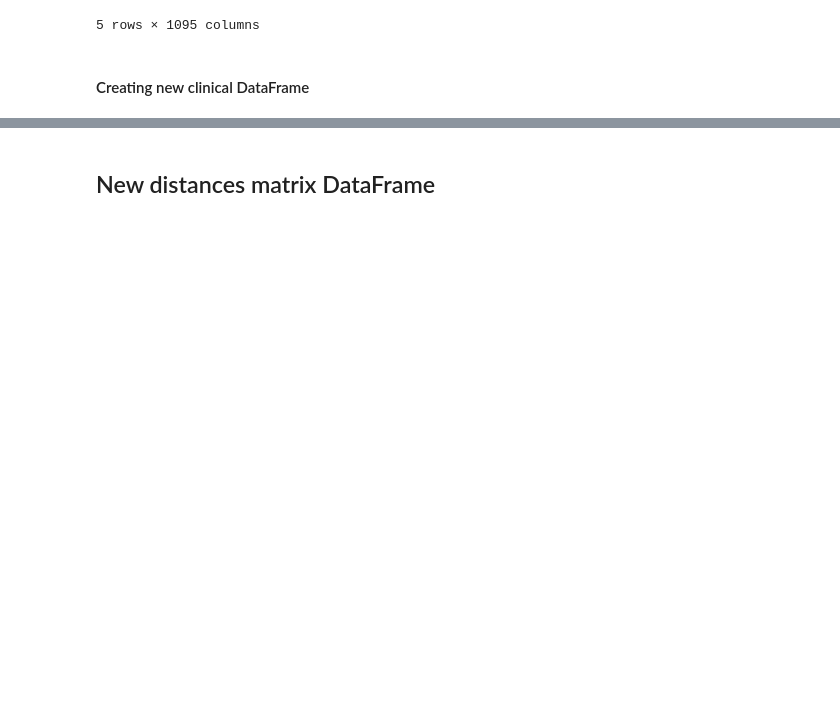
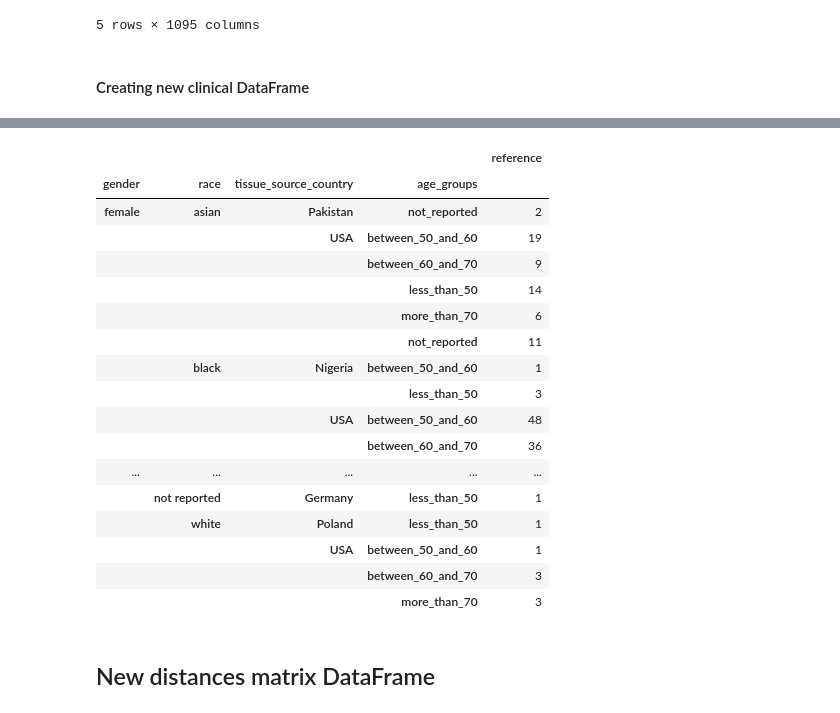
Before and after one commit to sharbatc/cancer_dataviz, a Jupyter notebook: data_exploration.ipynb, the cells around one changed output, grey strips where cells are left out. Drawn from its saved outputs; the diff is of its cells as text; code cells hidden in the pictures; blank space fills up the shorter version.

Commit message:
final dataframe

```diff
--- a/data_exploration.ipynb
+++ b/data_exploration.ipynb
@@ -177,7 +177,7 @@ df_clin_new["age_at_diagnosis"]=[str(int(x)) if not math.isnan(x) else x for x i
 # %%
 #Fixing days_to_death
 df_clin_new["days_to_death"]=df_clin_new.days_to_death.apply(lambda x: round(x/365,0) if not math.isnan(x) else None)
-df_clin_new["days_to_death"]=[str(int(x)) if not math.isnan(x) else x for x in df_clin_new.days_to_death.tolist()]
+df_clin_new["days_to_death"]=[int(x) if not math.isnan(x) else x for x in df_clin_new.days_to_death.tolist()]
 df_clin_new.rename(columns={"days_to_death":"years_to_death"},inplace=True)
 # %%
 #Mapping the morphology code to its name
@@ -327,0 +328,20 @@ df_clin_new.head()
+# %%
+#Since those are too many headers to display, we will only focus on the following:
+#references, gender, race, age at diagnosis and tissue source country
+df_clin_viz=df_clin_new[["reference","gender","race","age_at_diagnosis","tissue_source_country"]].copy()
+# %%
+groups=[]
+for row in df_clin_viz["age_at_diagnosis"]:
+    if row<50:
+        groups.append("less_than_50")
+    if row>=50 and row <60:
+        groups.append("between_50_and_60")
+    if row>=60 and row <70:
+        groups.append("between_60_and_70")
+    if row>=70:
+        groups.append("more_than_70")
+    if math.isnan(row):
+        groups.append("not_reported")
+# %%
+df_clin_viz["age_groups"]=groups
+df_clin_viz.drop(["age_at_diagnosis"],axis=1,inplace=True)
@@ -328 +357,22 @@ df_clin_new.head()
+# %%
+df_clin_viz.groupby(["gender","race","tissue_source_country","age_groups"]).count()
+# %% [output]
+|  |  |  |  | reference |
+| gender | race | tissue_source_country | age_groups |  |
+| female | asian | Pakistan | not_reported | 2 |
+|  |  | USA | between_50_and_60 | 19 |
+|  |  |  | between_60_and_70 | 9 |
+|  |  |  | less_than_50 | 14 |
+|  |  |  | more_than_70 | 6 |
+|  |  |  | not_reported | 11 |
+|  | black | Nigeria | between_50_and_60 | 1 |
+|  |  |  | less_than_50 | 3 |
+|  |  | USA | between_50_and_60 | 48 |
+|  |  |  | between_60_and_70 | 36 |
+| ... | ... | ... | ... | ... |
+|  | not reported | Germany | less_than_50 | 1 |
+|  | white | Poland | less_than_50 | 1 |
+|  |  | USA | between_50_and_60 | 1 |
+|  |  |  | between_60_and_70 | 3 |
+|  |  |  | more_than_70 | 3 |
 # %%
```
Also changed, not shown: parts of 6 cells of this notebook.
